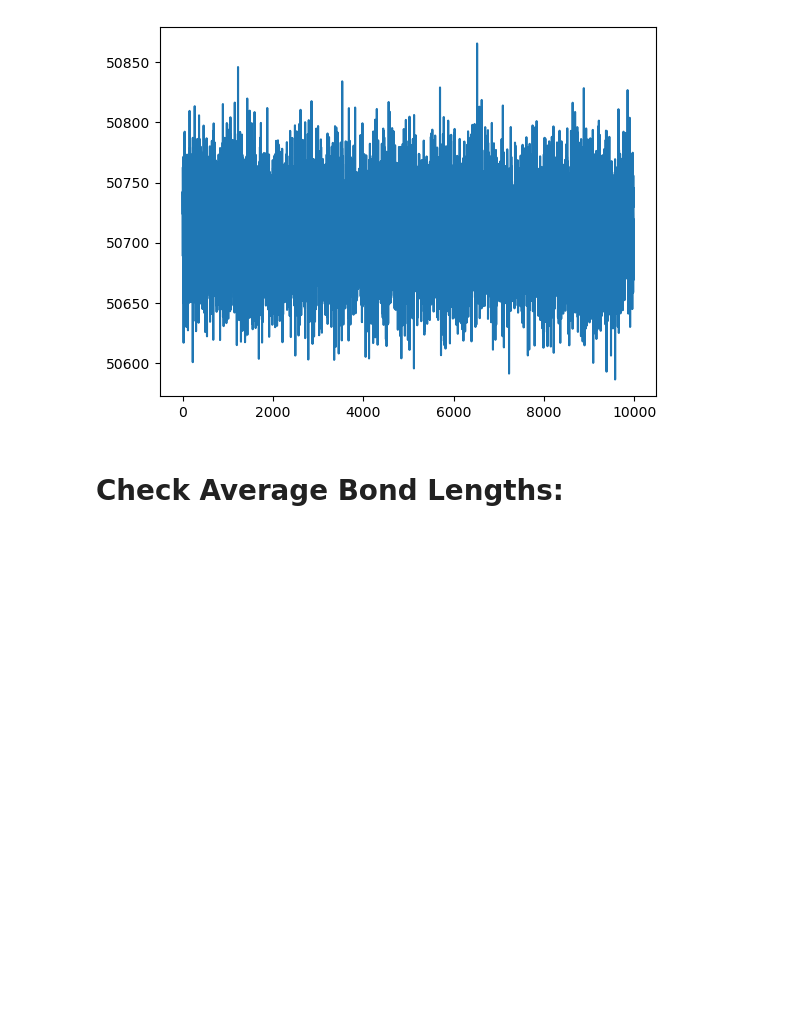
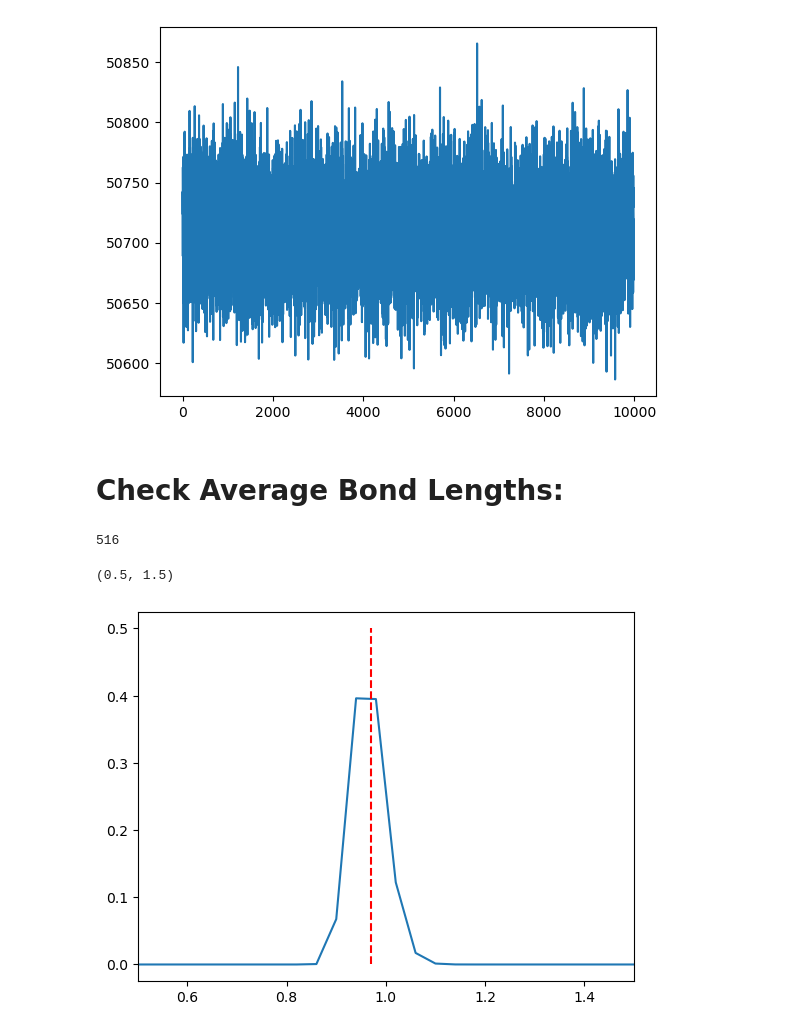
Before and after one commit to chrisjonesBSU/entangled, a Jupyter notebook: reproduce/notebooks/sampling.ipynb, the cells around one changed output. Drawn from its saved outputs; the diff is of its cells as text; code cells hidden in the pictures; blank space fills up the shorter version.

Commit message:
add bond len dist to notebook

```diff
--- a/reproduce/notebooks/sampling.ipynb
+++ b/reproduce/notebooks/sampling.ipynb
@@ -20,3 +22,24 @@ f8e72c6b460a12b743ddabae5b55d142
 [figure]
 # %% [markdown]
 # Check Average Bond Lengths:
+# %%
+for job in project.find_jobs({"doc.runs": 1}):
+    with gsd.hoomd.open(job.fn(f"trajectory{job.doc.runs}.gsd")) as traj:
+        n_frames = len(traj)
+    bdist = bond_distribution(
+        gsd_file=job.fn(f"trajectory{job.doc.runs}.gsd"),
+        start=-n_frames//2,
+        stop=-1,
+        A_name="A",
+        B_name="A",
+        histogram=True,
+    )
+# %% [output]
+516
+# %%
+plt.plot(bdist[:,0], bdist[:,1])
+plt.vlines(x=0.97, ymin=0, ymax=0.50, linestyle="--", color="r")
+plt.xlim(0.5, 1.5)
+# %% [output]
+(0.5, 1.5)
+[figure, added]
```
Also changed, not shown: parts of 1 cell of this notebook, 1 other file.
